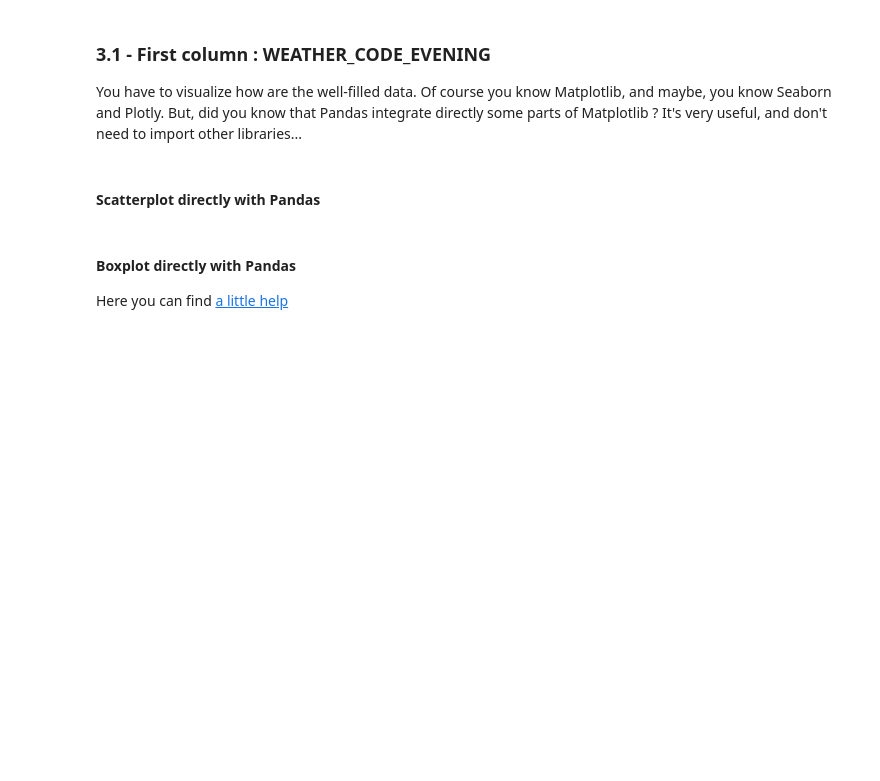
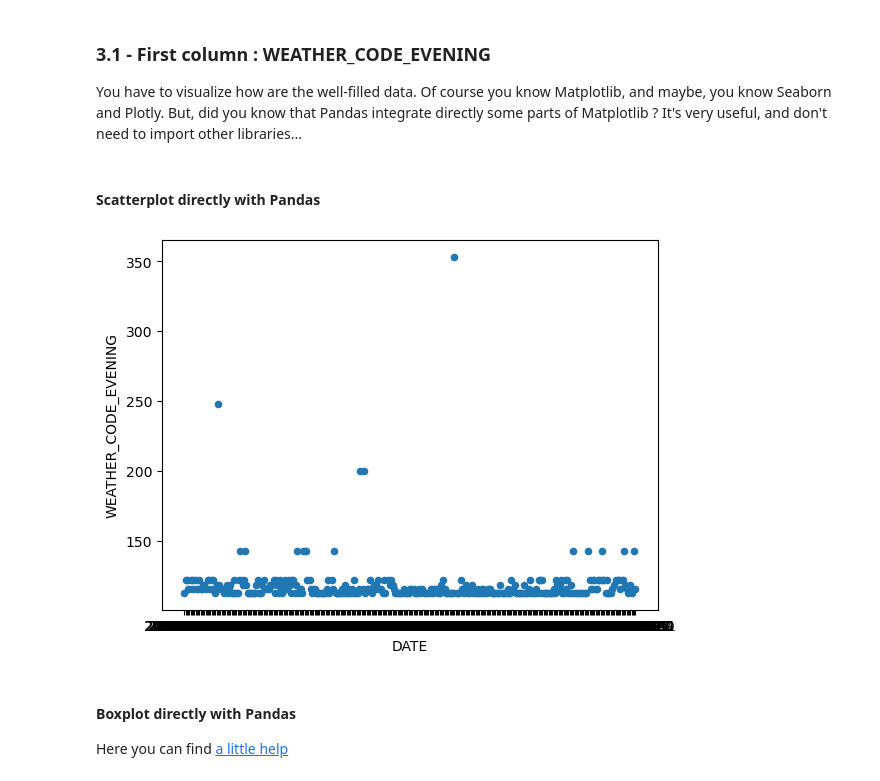
Before and after one commit to bigmoletos/WildCodeSchool_formation_IA_nov2023, a Jupyter notebook: quêtes/Semaine5/Pandas/Pandas/FD_2.1 Pandas_Merge and fill Missing values.ipynb, the cells around one changed output. Saved outputs shown, nothing was run; the diff lists cells and outputs as text; code cells hidden in the pictures; blank space fills up the shorter version.

```diff
--- a/quêtes/Semaine5/Pandas/Pandas/FD_2.1 Pandas_Merge and fill Missing values.ipynb
+++ b/quêtes/Semaine5/Pandas/Pandas/FD_2.1 Pandas_Merge and fill Missing values.ipynb
@@ -219,7 +219,13 @@ You have to visualize how are the well-filled data. Of course you know Matplotli
 #### Scatterplot directly with Pandas
 # %%
 # Draw a scatterplot with Date on X-axis and WEATHER_CODE_EVENING on Y-axis
-df2018.plot.scatter( ) #Code to complete
+
+df2018.plot.scatter(x='DATE', y='WEATHER_CODE_EVENING',
+                    colormap='viridis')  # Code to complete
+
+plt.show()
+# %% [output]
+[figure, added]
 # %% [markdown]
 #### Boxplot directly with Pandas
 
```
Also changed, not shown: parts of 13 cells of this notebook.
